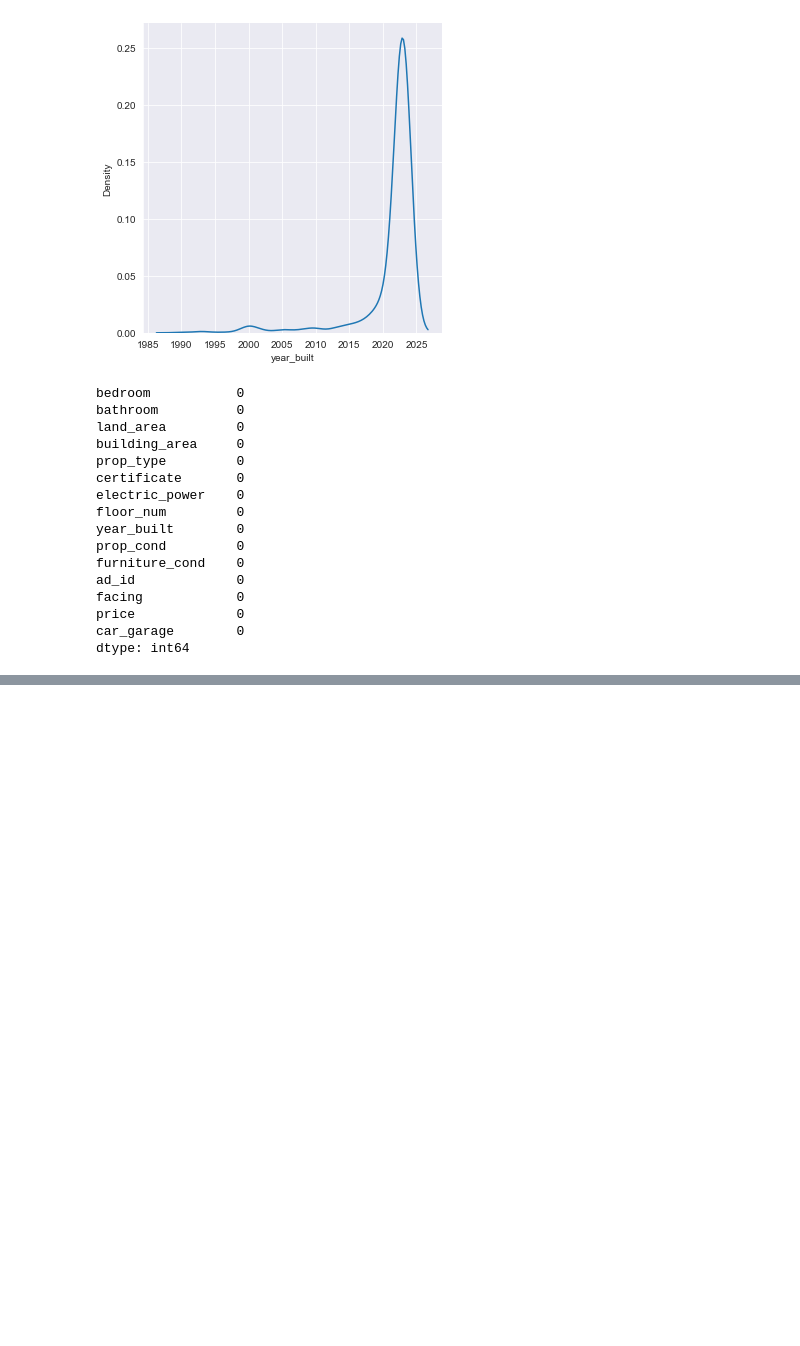
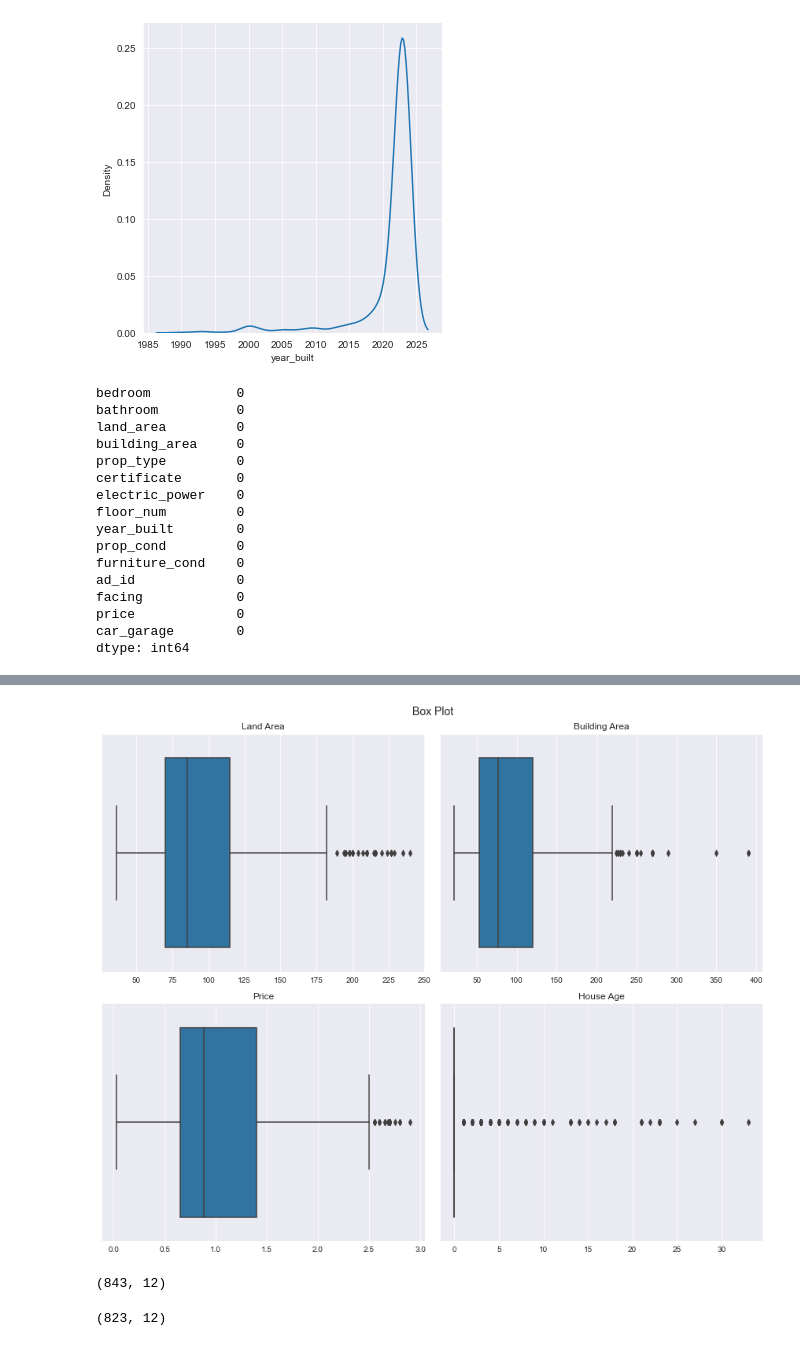
Before and after one commit to iam2dael2/bekasi-housing, a Jupyter notebook: data-analysis.ipynb, the cells around one changed output, grey strips where cells are left out. Saved outputs shown, nothing was run; the diff lists cells and outputs as text; code cells hidden in the pictures; blank space fills up the shorter version.

```diff
--- a/data-analysis.ipynb
+++ b/data-analysis.ipynb
@@ -288,0 +390,51 @@ cleaned_df.shape
+# %%
+# Next, we are only interested in land area, building area, price and house age column
+# Since, all columns except four of them are considered to be categorical
+columns_interest = ["land_area", "building_area", "price", "house_age"]
+
+fig, axs = plt.subplots(math.ceil(len(columns_interest) / 2), 2, figsize=(12, 10))
+
+plt.suptitle("Box Plot", fontsize=14)
+count = 0
+for i in range(math.ceil(len(columns_interest) / 2)):
+    for j in range(2):
+
+        # Visualization Plot
+        chosen_col = columns_interest[count]
+        sns.boxplot(x=cleaned_df[chosen_col], ax=axs[i][j])
+
+        # Configure additional elements for plotting
+        col_name = " ".join(chosen_col.split("_")).title()
+        axs[i][j].set_title(col_name)
+        axs[i][j].set(xlabel=None)
+        count += 1
+
+fig.tight_layout()
+plt.show()
+# %% [output]
+[figure, added]
+# %%
+# There is anomaly in house_age as you can see there are so many outliers. We want drop that column
+cleaned_df.drop("house_age", axis=1, inplace=True)
+
+# Also, we want our price to be distributed normally
+q3_price = cleaned_df['price'].quantile(0.75)
+q1_price = cleaned_df['price'].quantile(0.25)
+iqr_price = q3_price - q1_price
+price_threshold = q3_price + 1.5 * iqr_price
+
+cleaned_df = cleaned_df[cleaned_df['price'] < price_threshold]
+cleaned_df.shape
+# %% [output]
+(843, 12)
+# %%
+# Also, we want our price to be distributed normally by removing outliers (IQR)
+q3_price = cleaned_df['price'].quantile(0.75)
+q1_price = cleaned_df['price'].quantile(0.25)
+iqr_price = q3_price - q1_price
+price_threshold = q3_price + 1.5 * iqr_price
+
+cleaned_df = cleaned_df[cleaned_df['price'] < price_threshold]
+cleaned_df.shape
+# %% [output]
+(823, 12)
```
Also changed, not shown: parts of 39 cells of this notebook, 3 other files.
